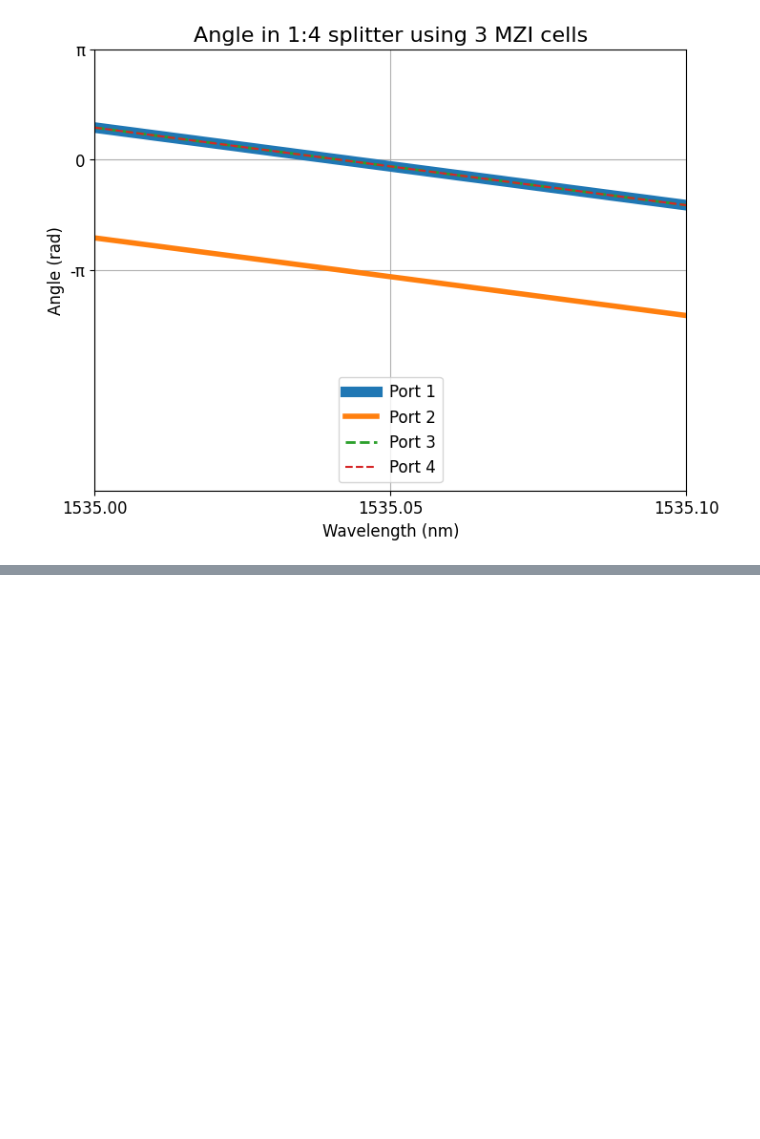
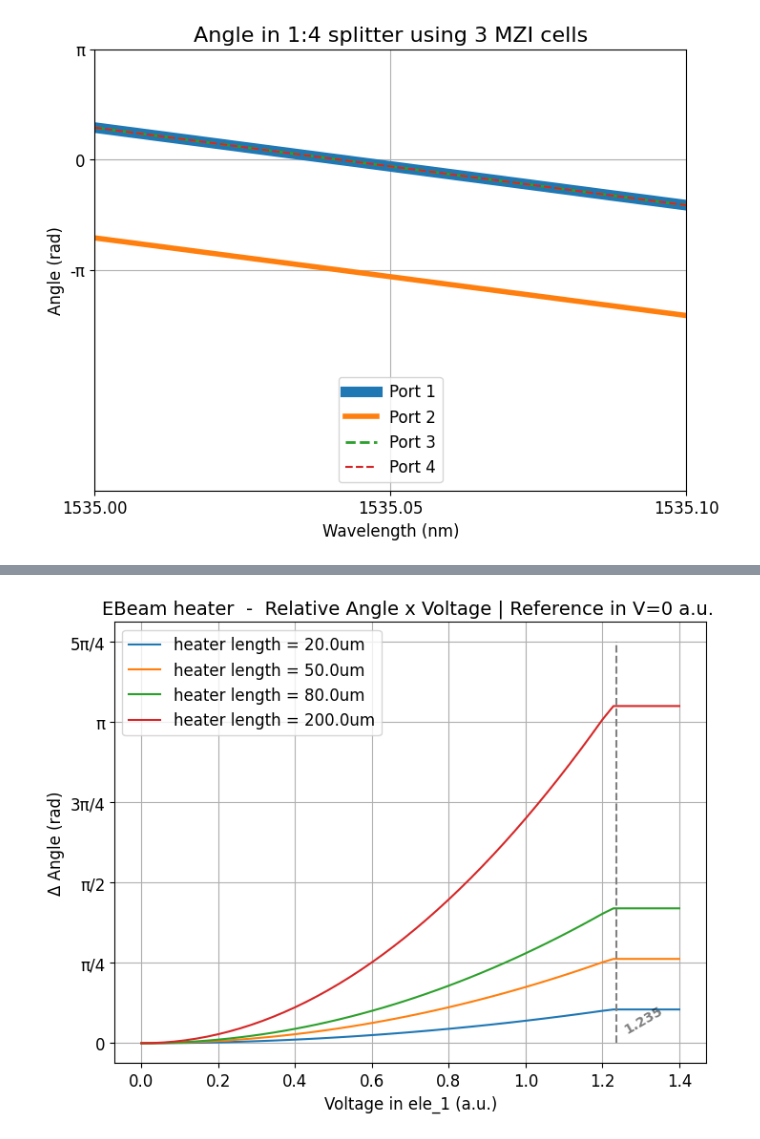
Before and after one commit to CaioRodrigues200/Programmable-Multifunctional-Circuit, a Jupyter notebook: Simulations/INTERCONNECT_Caio.ipynb, the cells around one changed output, grey strips where cells are left out. Cells and saved outputs as stored; diff of their text form; code cells hidden in the pictures; blank space fills up the shorter version.

```diff
--- a/Simulations/INTERCONNECT_Caio.ipynb
+++ b/Simulations/INTERCONNECT_Caio.ipynb
@@ -398,0 +477,42 @@ plt.grid()
+# %%
+inter.switchtolayout()
+
+VoltageArray = np.linspace(0,1.4,50)
+hLenArray = np.array([20,50,80,200])*1e-6
+
+progress = tqdm(total= len(VoltageArray)*len(hLenArray))
+
+Port1Angle = np.zeros((len(VoltageArray),len(hLenArray)))
+
+for j in range(len(hLenArray)):
+    inter.switchtolayout()
+    inter.setnamed('wg_heater_1','wg_length',hLenArray[j])
+    for i in range(len(VoltageArray)):
+        inter.switchtolayout()
+        inter.setnamed('DC_1','amplitude',VoltageArray[i])
+        inter.run()
+
+        Port1Angle[i,j] = inter.getresult('ONA_1','input 1/mode 1/angle')['TE angle (rad)'][0]
+
+        progress.update(1)
+
+plt.figure(figsize=(8,6))
+plt.xlabel('Voltage in ele_1 (a.u.)',fontsize=12)
+plt.ylabel('Δ Angle (rad)',fontsize=12)
+dyArray = {'0':0, 'π/4':pi/4, 'π/2':pi/2, '3π/4':3*pi/4, 'π':pi, '5π/4':5*pi/4}
+plt.yticks(list(dyArray.values()), labels=dyArray.keys())
+
+for j in range(len(hLenArray)):
+    plt.plot(VoltageArray,Port1Angle[:,j]-Port1Angle[0,j], label=f'heater length = {np.round(hLenArray[j]*1e6,1)}um')
+
+plt.vlines(1.235,ymin=0,ymax=5*pi/4,color='gray',linestyles='--')
+plt.text(1.25,0.1,'1.235',alpha=0.5,fontsize=10,rotation=30,fontweight='bold')
+plt.title(f'EBeam heater  -  Relative Angle x Voltage | Reference in V=0 a.u. ',fontsize=14)
+plt.legend()
+plt.grid()
+
+datapath = '../Media/EBeam_heater'
+file_count = sum(len(files) for _, _, files in os.walk(datapath))
+plt.savefig(datapath+"/"+"Angle x voltage x Length.png", transparent=False, facecolor="white", bbox_inches="tight")
+# %% [output]
+[figure, added]
```
Also changed, not shown: parts of 7 cells of this notebook, 6 other files.
